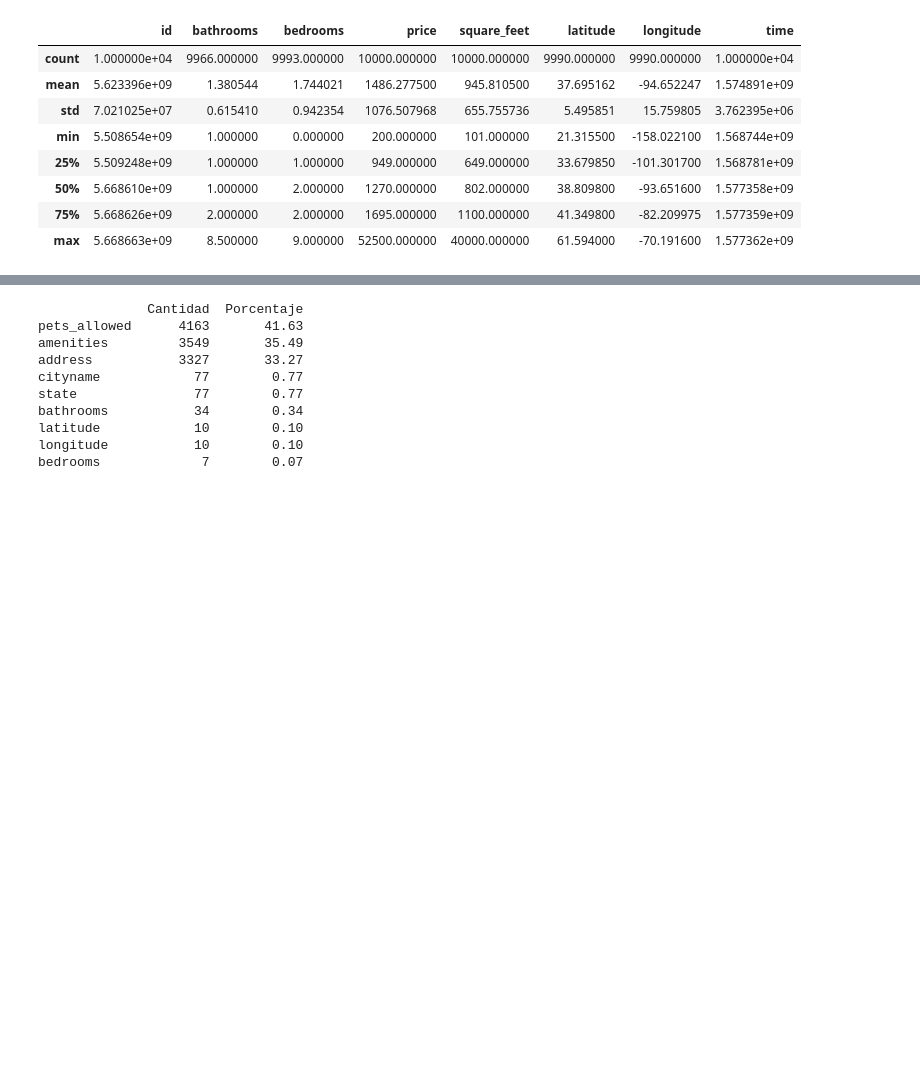
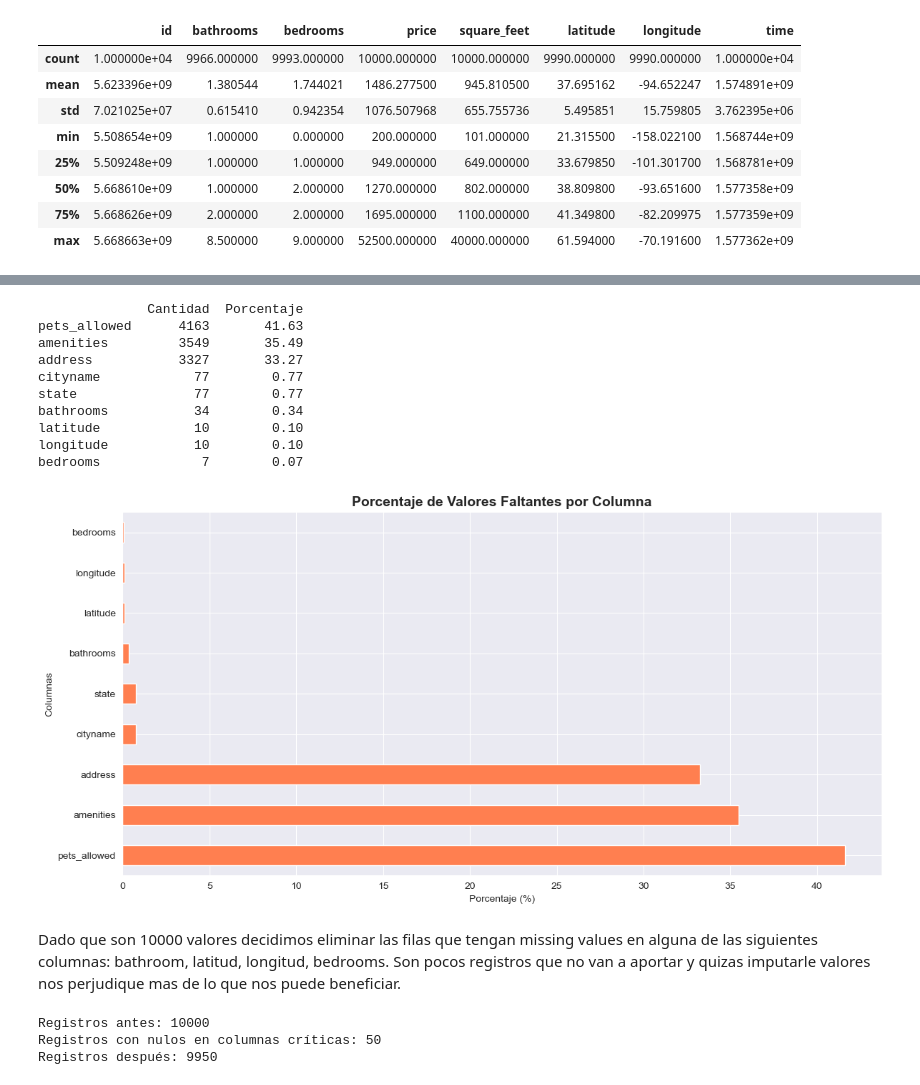
Before and after one commit to mperez14ang/ObligatorioAD, a Jupyter notebook: EDA+PreparamientodeDatos.ipynb, the cells around one changed output, grey strips where cells are left out. Cells and saved outputs as stored; diff of their text form; code cells hidden in the pictures; blank space fills up the shorter version.

```diff
--- a/EDA+PreparamientodeDatos.ipynb
+++ b/EDA+PreparamientodeDatos.ipynb
@@ -83,20 +85,46 @@ Estadísticas descriptivas (variables categóricas):
 # %%
 missing_data = pd.DataFrame({
     'Cantidad': df.isnull().sum(),
     'Porcentaje': (df.isnull().sum() / len(df)) * 100
 })
 missing_data = missing_data[missing_data['Cantidad'] > 0].sort_values('Cantidad', ascending=False)
 print(missing_data)
+if not missing_data.empty:
+    fig, ax = plt.subplots(figsize=(12, 6))
+    missing_data['Porcentaje'].plot(kind='barh', color='coral', ax=ax)
+    ax.set_title('Porcentaje de Valores Faltantes por Columna', fontsize=14, fontweight='bold')
+    ax.set_xlabel('Porcentaje (%)')
+    ax.set_ylabel('Columnas')
+    plt.tight_layout()
+    plt.show()
 # %% [output]
               Cantidad  Porcentaje
 pets_allowed      4163       41.63
 amenities         3549       35.49
 address           3327       33.27
 cityname            77        0.77
 state               77        0.77
 bathrooms           34        0.34
 latitude            10        0.10
 longitude           10        0.10
 bedrooms             7        0.07
+[figure, added]
+# %% [markdown]
+Dado que son 10000 valores decidimos eliminar las filas que tengan missing values en alguna de las siguientes columnas: bathroom, latitud, longitud, bedrooms. Son pocos registros que no van a aportar y quizas imputarle valores nos perjudique mas de lo que nos puede beneficiar.
+# %%
+columnas= ['bathrooms', 'latitude', 'longitude', 'bedrooms']
+
+# Verificar cuántas filas se van a eliminar
+print(f"Registros antes: {len(df)}")
+print(f"Registros con nulos en columnas críticas: {df[columnas].isnull().any(axis=1).sum()}")
+
+# Eliminar filas
+df = df.dropna(subset=columnas)
+
+print(f"Registros después: {len(df)}")
+# %% [output]
+Registros antes: 10000
+Registros con nulos en columnas críticas: 50
+Registros después: 9950
 # %%
 print(f"Valores duplicados: {df.duplicated().sum()}")
```
Also changed, not shown: parts of 16 cells of this notebook.
